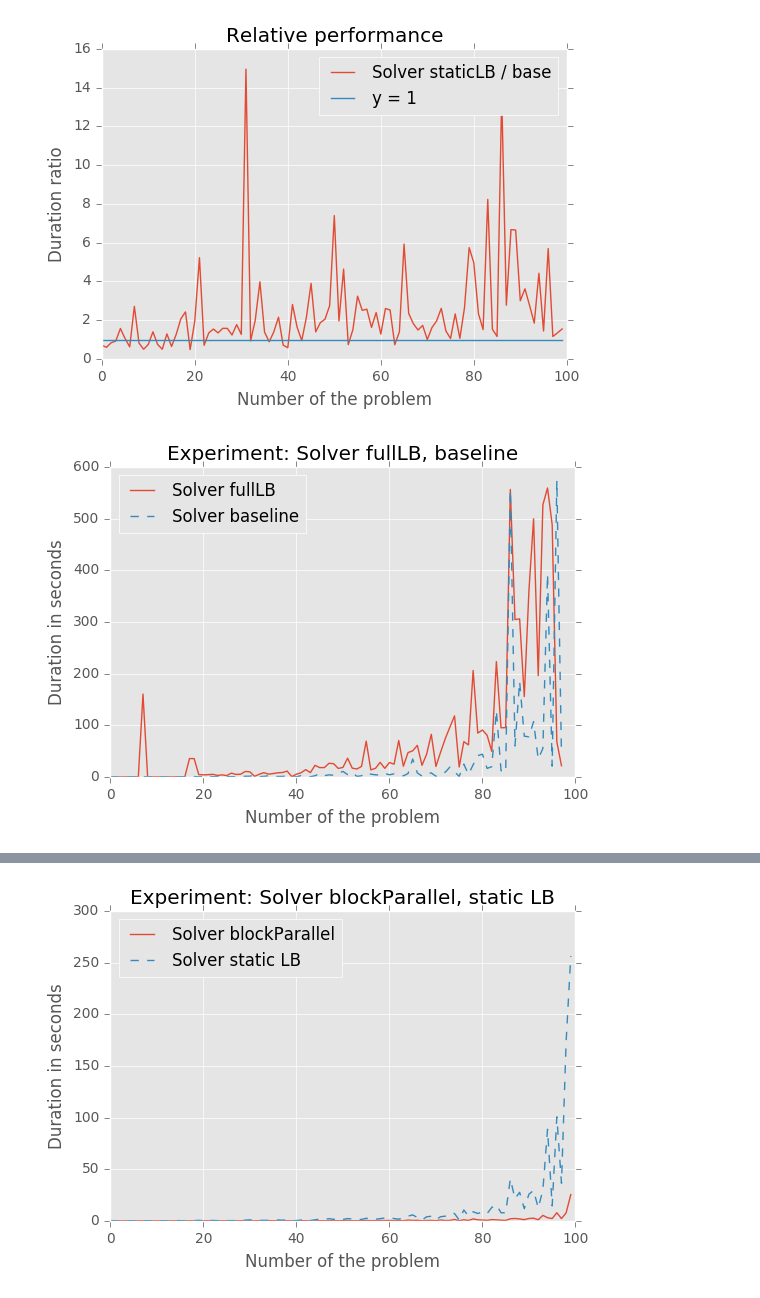
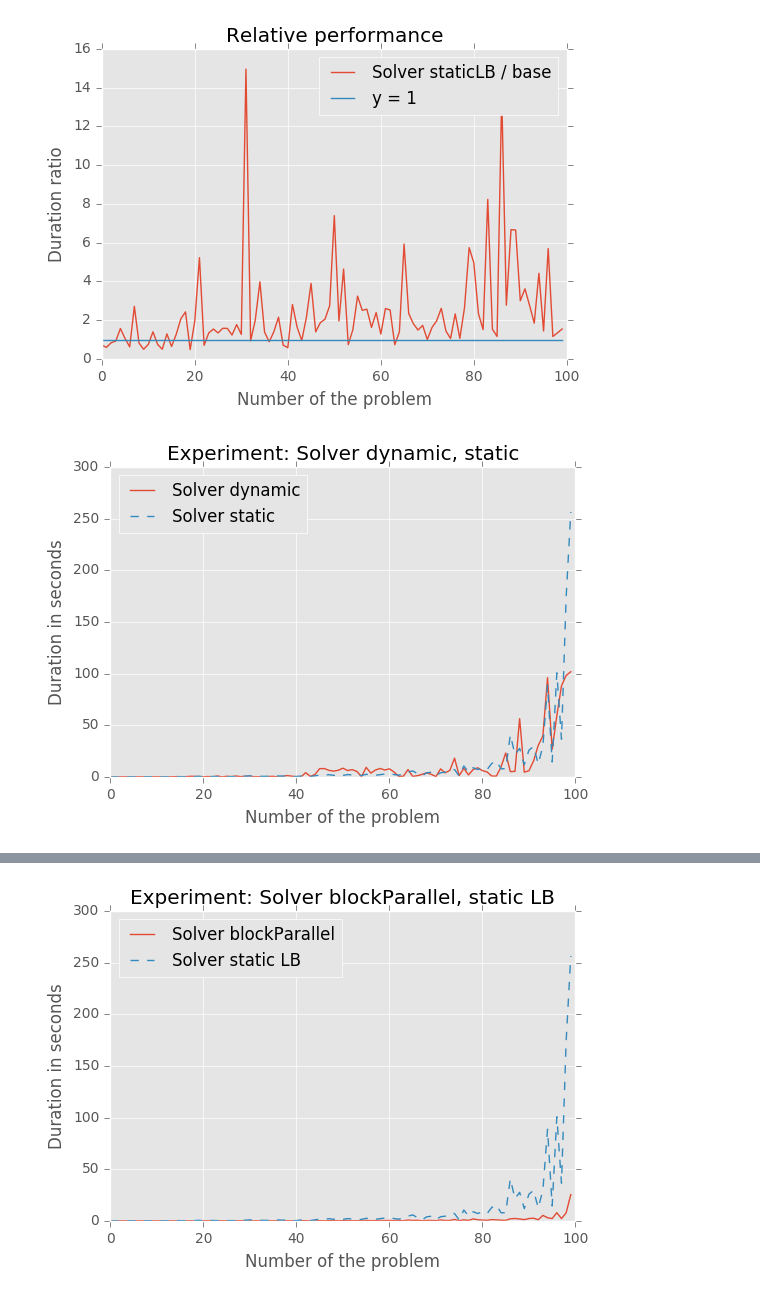
Before and after one commit to spinute/slide_puzzle, a Jupyter notebook: log/results/Untitled.ipynb, the cells around one changed output, grey strips where cells are left out. Saved outputs shown, nothing was run; the diff lists cells and outputs as text; code cells hidden in the pictures.

```diff
--- a/log/results/Untitled.ipynb
+++ b/log/results/Untitled.ipynb
@@ -270,6 +278,6 @@ relative performance over problems: 3.1605236317360497
 [figure]
 # %%
 cuda_dynamic = read_lines('aws_15_cuda_dynamic')
-time_plt(cuda_dynamic, 'Solver fullLB', cuda_base, "Solver baseline", "Experiment: Solver fullLB, baseline")
+time_plt(cuda_dynamic, 'Solver dynamic', cuda_static, "Solver static", "Experiment: Solver dynamic, static")
 # %% [output]
-[figure, old version]
+[figure, new version]
```
Also changed, not shown: parts of 8 cells of this notebook, 7 other files.
